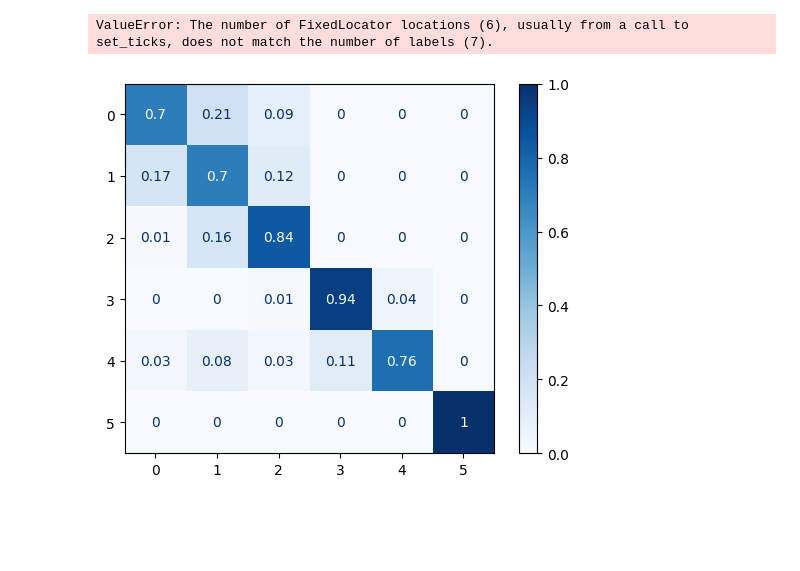
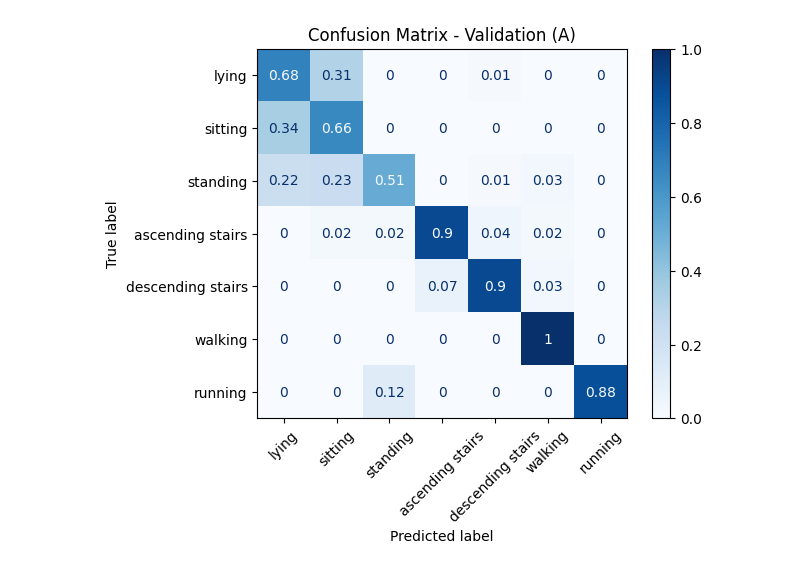
Before and after one commit to TulioPolido/federated_proxy_offset, a Jupyter notebook: Flautim/SMELL/Centralized/Results/PAMAP/plot_results_pamap.ipynb, the cells around one changed output. Saved outputs shown, nothing was run; the diff lists cells and outputs as text; code cells hidden in the pictures; blank space fills up the shorter version.

```diff
--- a/Flautim/SMELL/Centralized/Results/PAMAP/plot_results_pamap.ipynb
+++ b/Flautim/SMELL/Centralized/Results/PAMAP/plot_results_pamap.ipynb
@@ -32,6 +33,17 @@ def plot_metrics(train_pivot, val_pivot, train_metric, test_metric, train_label,
     plt.legend()
     plt.grid(True)
     plt.show()
+# %%
+# === Plotting function ===
+def plot_metric(val_pivot, test_metric, test_label, y_label, title):
+    plt.figure(figsize=(10, 5))
+    plt.plot(val_pivot.index, val_pivot[test_metric], label=test_label, marker='o')
+    plt.xlabel('Epoch')
+    plt.ylabel(y_label)
+    plt.title(title)
+    plt.legend()
+    plt.grid(True)
+    plt.show()
 # %%
 dfs = {}
 
@@ -76,6 +84,6 @@ for xp in dfs:
     print(f"\n=== Experiment {xp} ===")
     train_pivot = dfs[xp]['train_pivot']
     val_pivot = dfs[xp]['val_pivot']
-    plot_metrics(train_pivot, val_pivot, 'metrics.TRAIN_ACC', 'metrics.TEST_ACC', 'Train Accuracy', 'Test Accuracy', 'Accuracy', f'Train vs Test Accuracy ({xp})')
+    plot_metric(val_pivot, 'metrics.TEST_ACC', 'Test Accuracy', 'Accuracy', f'Test Accuracy ({xp})')
 # %% [output]
 === Experiment A ===
@@ -89,6 +93,6 @@ for xp in dfs:
     print(f"\n=== Experiment {xp} ===")
     train_pivot = dfs[xp]['train_pivot']
     val_pivot = dfs[xp]['val_pivot']
-    plot_metrics(train_pivot, val_pivot, 'metrics.TRAIN_PREC', 'metrics.TEST_PREC', 'Train Precision', 'Test Precision', 'Precision', f'Train vs Test Precision ({xp})')
+    plot_metric(val_pivot, 'metrics.TEST_PREC', 'Test Precision', 'Precision', f'Test Precision ({xp})')
 # %% [output]
 === Experiment A ===
@@ -102,6 +102,6 @@ for xp in dfs:
     print(f"\n=== Experiment {xp} ===")
     train_pivot = dfs[xp]['train_pivot']
     val_pivot = dfs[xp]['val_pivot']
-    plot_metrics(train_pivot, val_pivot, 'metrics.TRAIN_F1', 'metrics.TEST_F1', 'Train F1 Score', 'Test F1 Score', 'F1 Score', f'Train vs Test F1 Score ({xp})')
+    plot_metric(val_pivot, 'metrics.TEST_F1', 'Test F1 Score', 'F1 Score', f'Test F1 Score ({xp})')
 # %% [output]
 === Experiment A ===
@@ -113,27 +109,30 @@ for xp in dfs:
 # %%
 for xp in dfs:
     val_pivot = dfs[xp]['val_pivot']
     max_index = val_pivot['metrics.TEST_ACC'].idxmax()
 
     if 'metrics.TEST_CONF' in val_pivot.columns:
         conf_matrix_str = val_pivot['metrics.TEST_CONF'][max_index]
 
         if isinstance(conf_matrix_str, str):
             numbers_only = re.sub(r'[\[\]]', '', conf_matrix_str)
             flat = np.fromstring(numbers_only, sep=' ')
             size = int(np.sqrt(len(flat)))
             conf_matrix = flat.reshape((size, size))
         else:
             conf_matrix = np.array(conf_matrix_str, dtype=float)
 
-        disp = ConfusionMatrixDisplay(confusion_matrix=conf_matrix.round(2), display_labels=mapping)
+        # Normalize by row (avoid division by zero)
+        row_sums = conf_matrix.sum(axis=1, keepdims=True)
+        conf_matrix_normalized = conf_matrix / row_sums
+
+        disp = ConfusionMatrixDisplay(confusion_matrix=conf_matrix_normalized.round(2), display_labels=mapping)
         disp.plot(cmap='Blues')
         plt.title(f'Confusion Matrix - Validation ({xp})')
         plt.xticks(rotation=45)
         plt.show()
 # %% [output]
-ValueError: The number of FixedLocator locations (6), usually from a call to set_ticks, does not match the number of labels (7).
-[figure, old version]
+[figure, new version]
 # %%
 # Collect metrics for averaging
 acc_list = []
```
Also changed, not shown: parts of 8 cells of this notebook, 1 other file.
